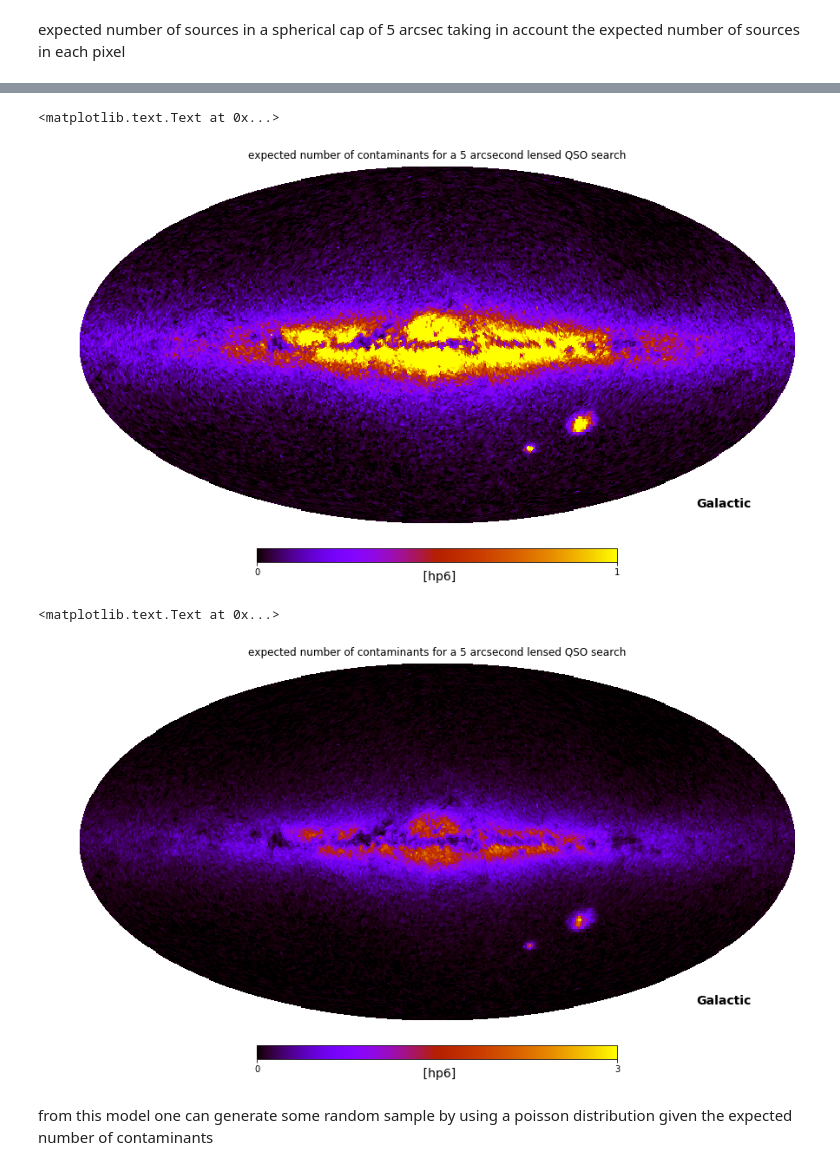
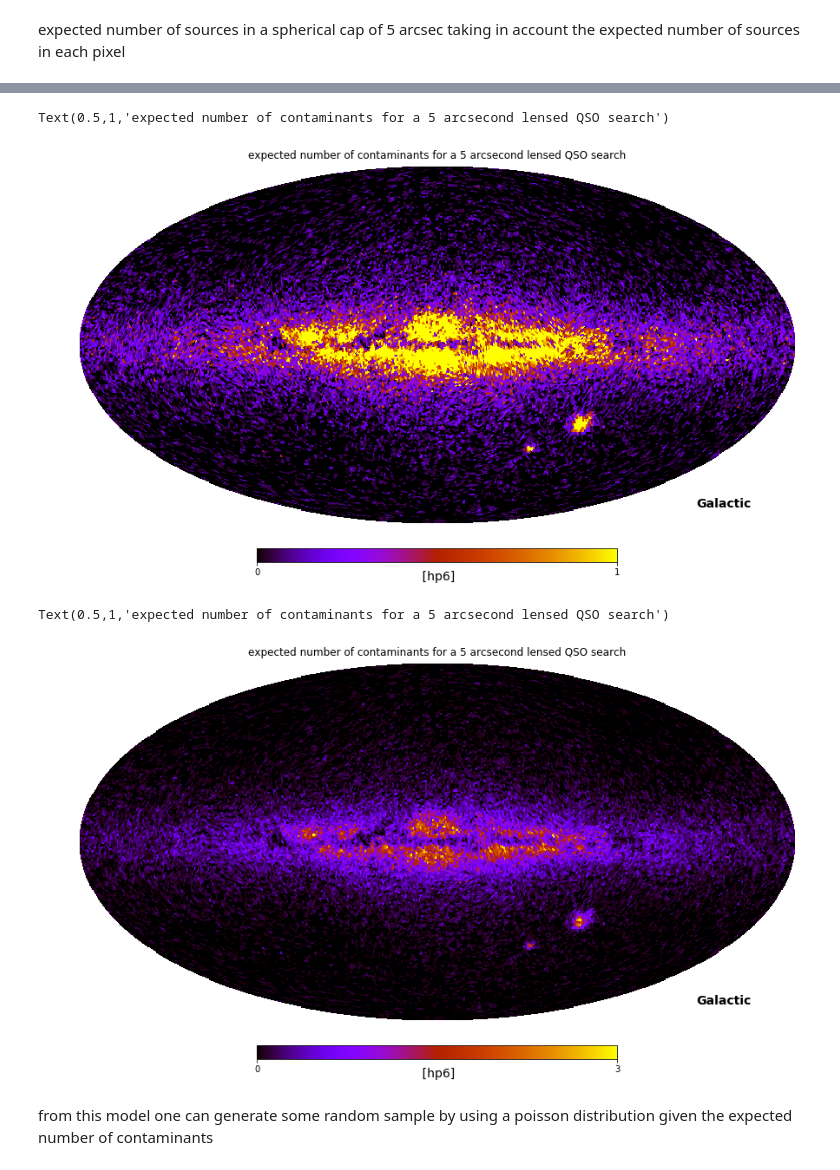
Before and after one commit to bombrun/GaiaLQSO, a Jupyter notebook: notebooks/Simulation of DR2 query part 1.ipynb, the cells around one changed output, grey strips where cells are left out. Saved outputs shown, nothing was run; the diff lists cells and outputs as text; code cells hidden in the pictures.

```diff
--- a/notebooks/Simulation of DR2 query part 1.ipynb
+++ b/notebooks/Simulation of DR2 query part 1.ipynb
@@ -27,0 +28,2 @@ tables = gaia.load_tables()
+# %%
+tables = gaia.load_tables()
@@ -85,5 +116,5 @@ print(len(hpX.values),hpX.shape,len(d),len(d)/hpX.shape)
 # %%
-hpX = hpExpr(level)
+hpX = gp.gaiapix(level)
 hpX.setCount(d,sourceId="source_id")
 model = pd.DataFrame()
 model['density'] = hpX.values/len(d)
@@ -167,12 +198,12 @@ hpX.setHpValues(model,keyValue='n_outliers')
 hpX.plot(f,cmap=mp.cm.gnuplot,vmin=0,vmax=1,coord='G')
 plt.title("expected number of contaminants for a 5 arcsecond lensed QSO search")
 # %% [output]
-<matplotlib.text.Text at 0x...>
+Text(0.5,1,'expected number of contaminants for a 5 arcsecond lensed QSO search')
-[figure, old version]
+[figure, new version]
 # %%
 def hp_model(d,i,N = 1e9,theta = 5):
     p = (1 - np.cos(theta*u.arcsecond.to(u.rad)))/2
-    hpX = hpExpr(i)
+    hpX = gp.gaiapix(i)
     hpX.setCount(d,sourceId="source_id")
     model = pd.DataFrame()
     model['density'] = hpX.values/len(d)
@@ -183,11 +214,11 @@ def hp_model(d,i,N = 1e9,theta = 5):
 # %%
 m = hp_model(d,level)
 f = plt.figure()
-hpX = hpExpr(level)
+hpX = gp.gaiapix(level)
 hpX.setHpValues(m,keyValue='n_outliers')
 hpX.plot(f,cmap=mp.cm.gnuplot,vmin=0,vmax=3,coord='G')
 plt.title("expected number of contaminants for a 5 arcsecond lensed QSO search")
 # %% [output]
-<matplotlib.text.Text at 0x...>
+Text(0.5,1,'expected number of contaminants for a 5 arcsecond lensed QSO search')
-[figure, old version]
+[figure, new version]
 # %%
```
Also changed, not shown: parts of 18 cells of this notebook, 6 other files.
